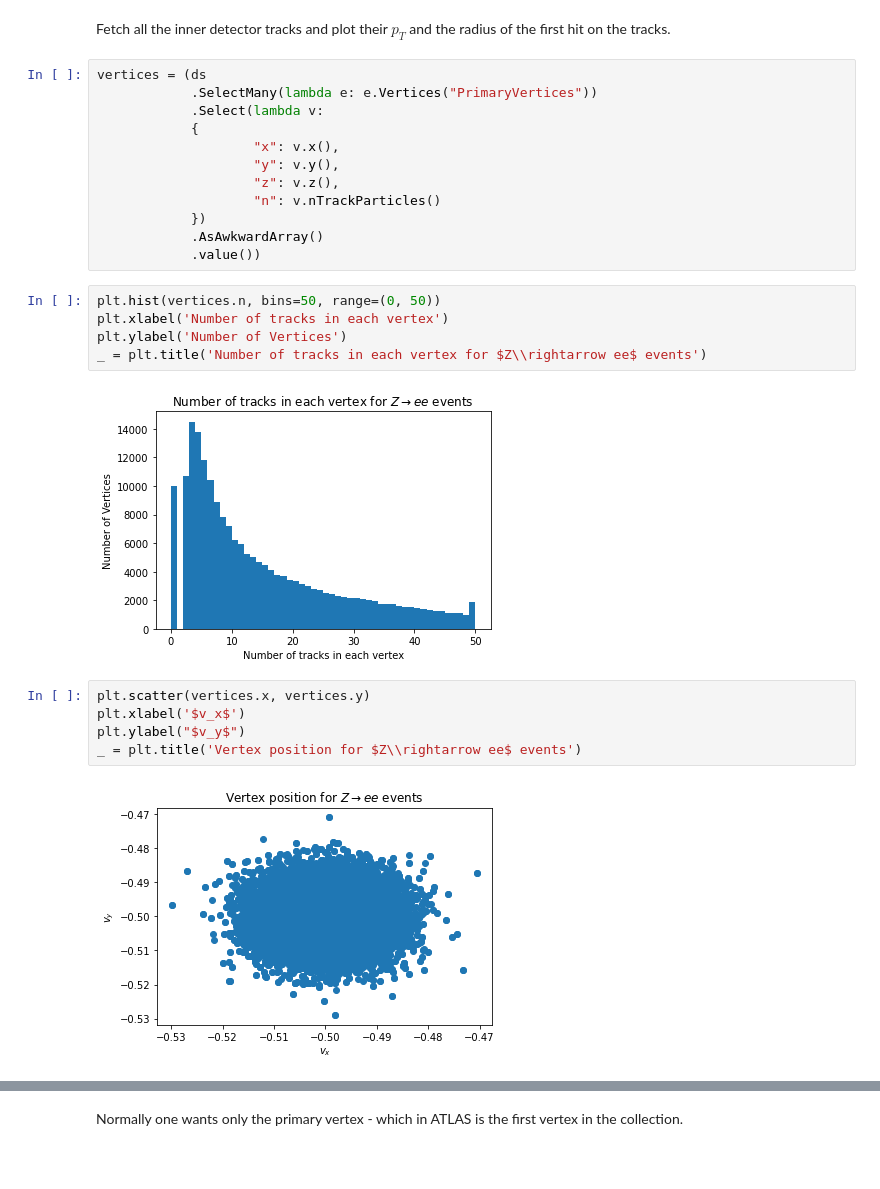
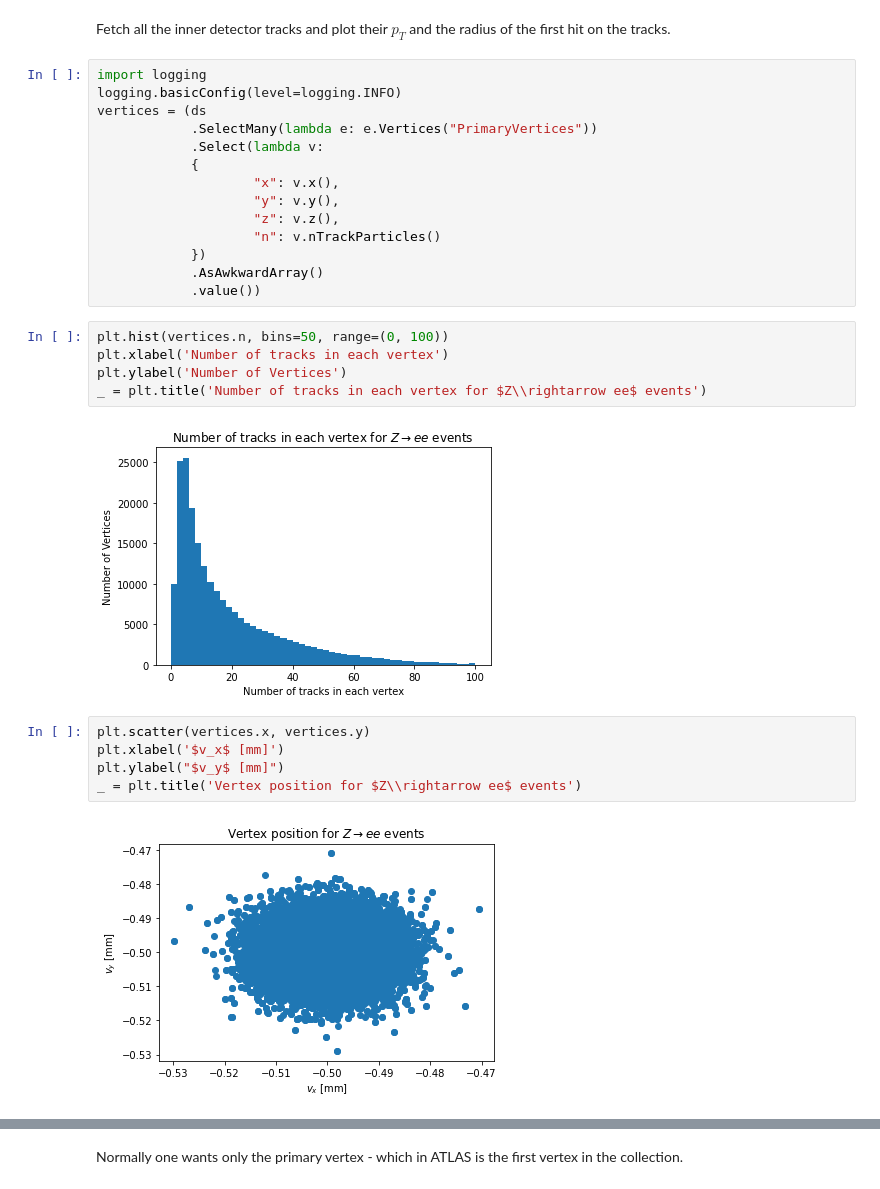
Before and after one commit to gordonwatts/xaod_usage, a Jupyter notebook: book/chapters/vertices.ipynb, the cells around one changed output, grey strips where cells are left out. Drawn from its saved outputs; the diff is of its cells as text; blank space fills up the shorter version.

Commit message:
Vertices now works!

```diff
--- a/book/chapters/vertices.ipynb
+++ b/book/chapters/vertices.ipynb
@@ -13,6 +10,8 @@ Found backend type matching "xaod". Matching by type is depreciated. Please swit
 # %% [markdown]
 Fetch all the inner detector tracks and plot their $p_T$ and the radius of the first hit on the tracks.
 # %%
+import logging
+logging.basicConfig(level=logging.INFO)
 vertices = (ds
             .SelectMany(lambda e: e.Vertices("PrimaryVertices"))
             .Select(lambda v:
@@ -25,16 +24,16 @@ vertices = (ds
             .AsAwkwardArray()
             .value())
 # %%
-plt.hist(vertices.n, bins=50, range=(0, 50))
+plt.hist(vertices.n, bins=50, range=(0, 100))
 plt.xlabel('Number of tracks in each vertex')
 plt.ylabel('Number of Vertices')
 _ = plt.title('Number of tracks in each vertex for $Z\\rightarrow ee$ events')
 # %% [output]
-[figure, old version]
+[figure, new version]
 # %%
 plt.scatter(vertices.x, vertices.y)
-plt.xlabel('$v_x$')
-plt.ylabel("$v_y$")
+plt.xlabel('$v_x$ [mm]')
+plt.ylabel("$v_y$ [mm]")
 _ = plt.title('Vertex position for $Z\\rightarrow ee$ events')
 # %% [output]
-[figure, old version]
+[figure, new version]
```
Also changed, not shown: parts of 10 cells of this notebook.
